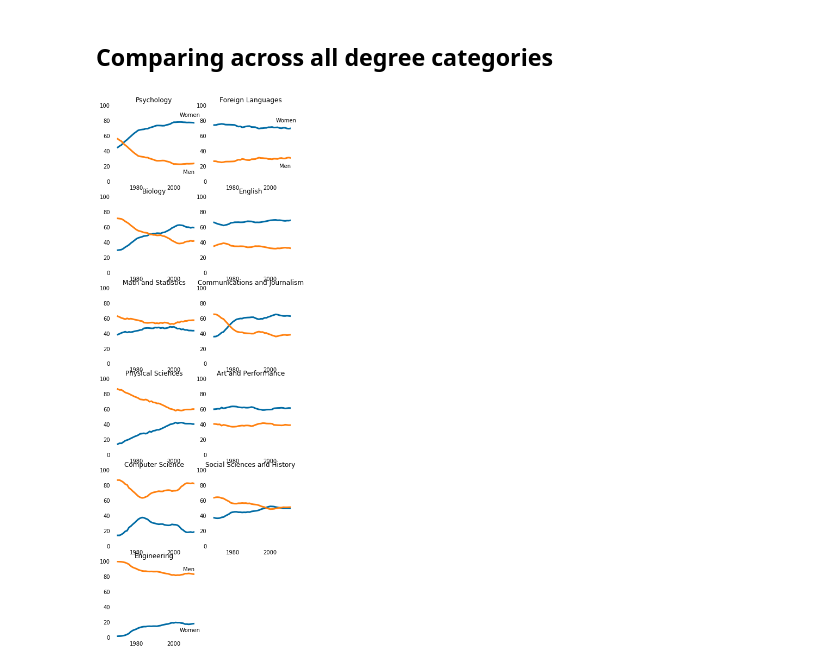
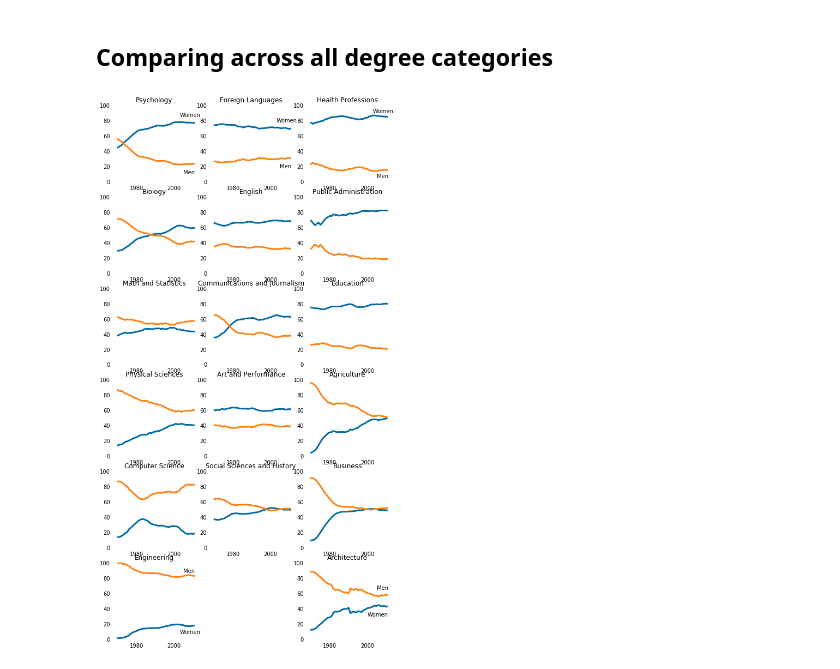
Before and after one commit to ipshitaRB/Visualise_Gender_Gap_in_College_Degrees, a Jupyter notebook: Visualize_Gender_gap_in_College_Degrees.ipynb, the cells around one changed output. Cells and saved outputs as stored; diff of their text form; code cells hidden in the pictures.

Commit message:
Generate third column of line graphs in other categories

```diff
--- a/Visualize_Gender_gap_in_College_Degrees.ipynb
+++ b/Visualize_Gender_gap_in_College_Degrees.ipynb
@@ -61,32 +61,51 @@ for sp in range(0,18,3):
     spine.set_visible(False)
   ax.set_xlim(1968, 2011)
   ax.set_ylim(0,100)
   ax.set_title(stem_cats[stem_index])
   ax.tick_params(bottom = False, top = False, left = False, right = False)
 
   if stem_index == 0:
     ax.text(2003, 85, 'Women')
     ax.text(2005, 10, 'Men')
   elif stem_index == 5:
     ax.text(2005, 87, 'Men')
     ax.text(2003, 7, 'Women')
-  # Second column of Liberal Arts categories
 
+# Second column of Liberal Arts categories
   lib_index = int(sp / 3)
   if lib_index < 5:
     category = lib_arts_cats[lib_index]
     ax = fig.add_subplot(6, 3, sp + 2)
     ax.plot(women_degrees['Year'], women_degrees[category], c=cb_dark_blue, label='Women', linewidth=3)
     ax.plot(women_degrees['Year'], 100-women_degrees[category], c=cb_orange, label='Men', linewidth=3)
     for key,spine in ax.spines.items():
       spine.set_visible(False)
     ax.set_xlim(1968, 2011)
     ax.set_ylim(0,100)
     ax.set_title(category)
     ax.tick_params(bottom = False, top = False, left = False, right = False)
 
     if lib_index == 0:
         ax.text(2003, 78, 'Women')
         ax.text(2005, 18, 'Men')
+
+# Third column for the other categories
+  other_index = int(sp / 3)
+  category = other_cats[other_index]
+  ax = fig.add_subplot(6, 3, sp + 3)
+  ax.plot(women_degrees['Year'], women_degrees[category], c=cb_dark_blue, label='Women', linewidth=3)
+  ax.plot(women_degrees['Year'], 100-women_degrees[category], c=cb_orange, label='Men', linewidth=3)
+  for key,spine in ax.spines.items():
+     spine.set_visible(False)
+  ax.set_xlim(1968, 2011)
+  ax.set_ylim(0,100)
+  ax.set_title(category)
+  ax.tick_params(bottom = False, top = False, left = False, right = False)
+  if other_index == 0:
+    ax.text(2003, 90, 'Women')
+    ax.text(2005, 5, 'Men')
+  if other_index == 5:
+    ax.text(2005, 65, 'Men')
+    ax.text(2000, 30, 'Women')
 # %% [output]
-[figure, old version]
+[figure, new version]
```
